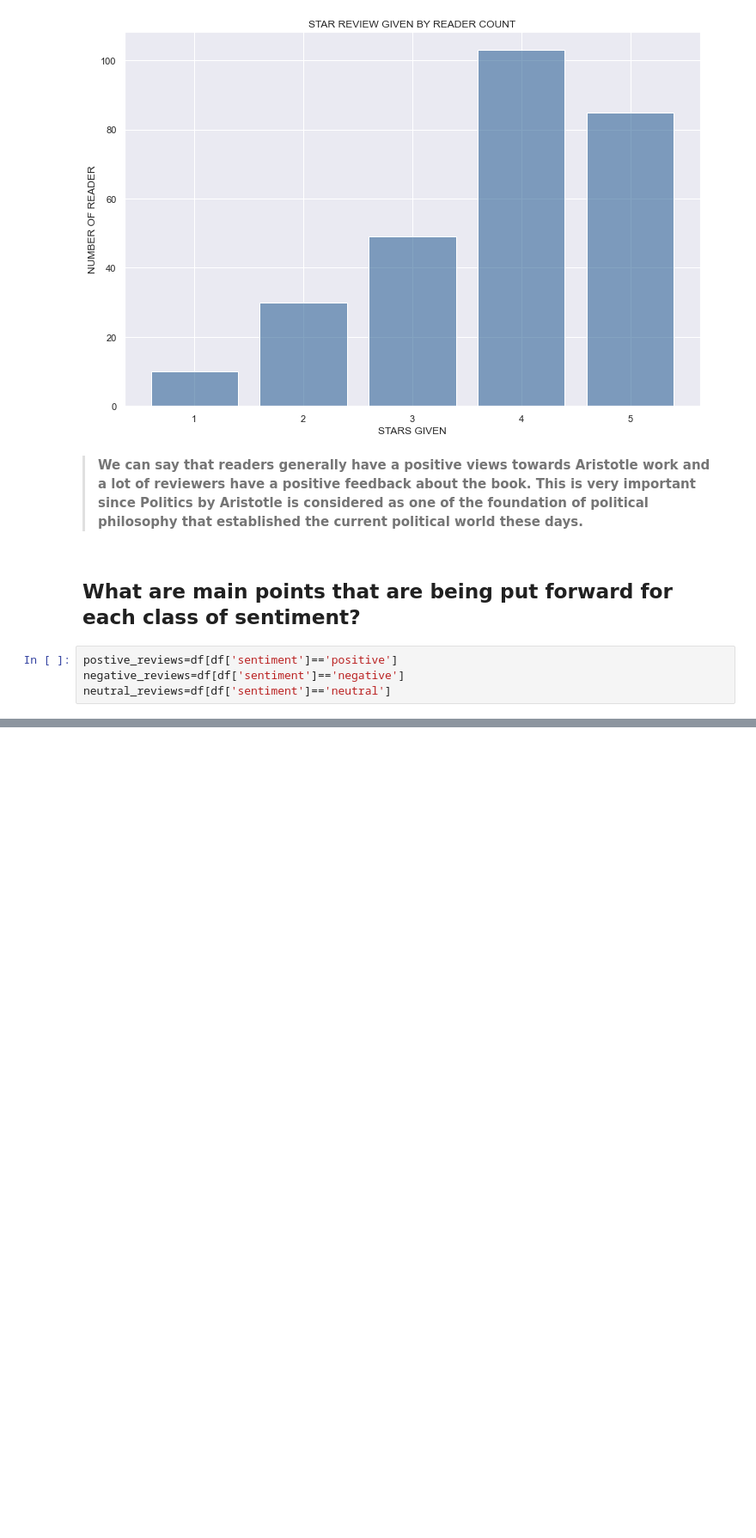
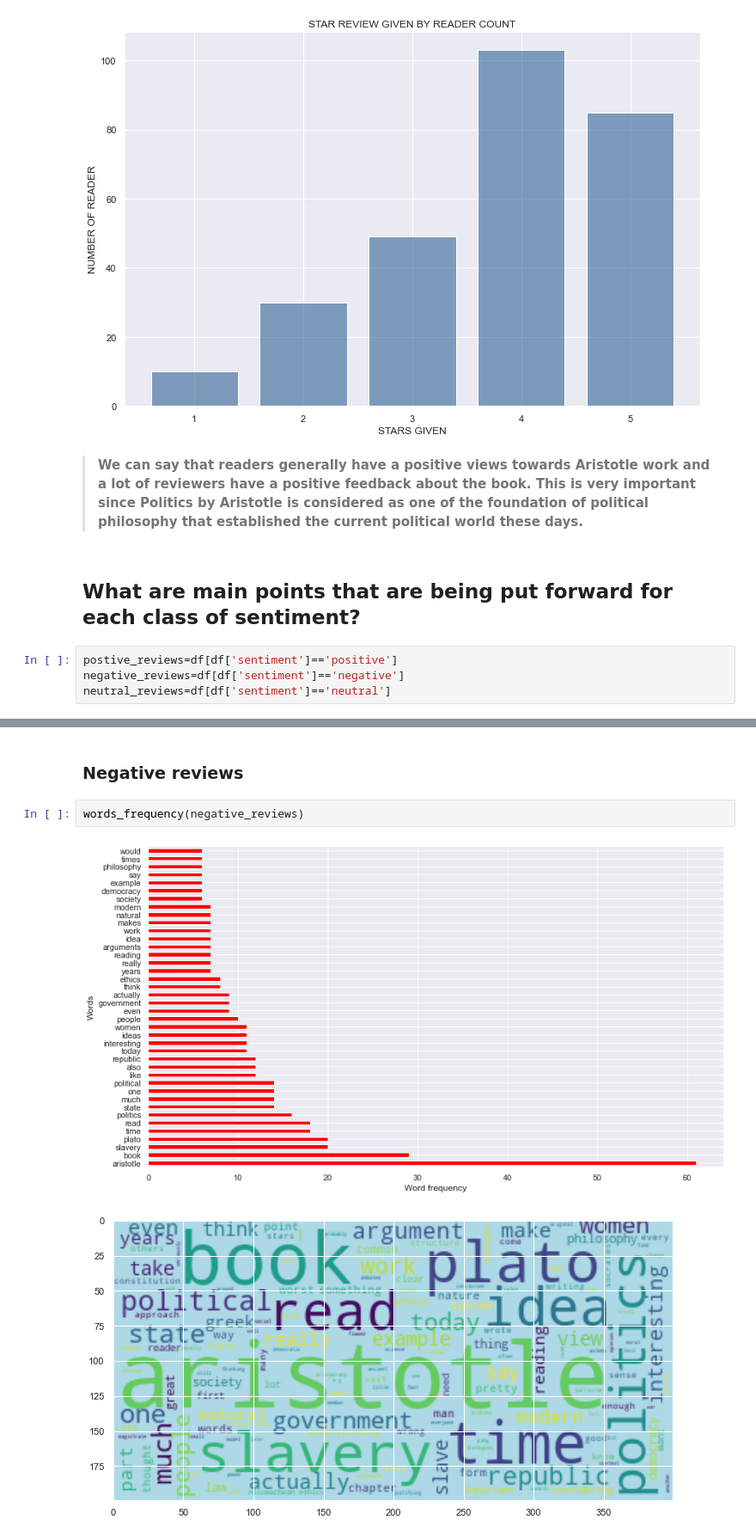
Before and after one commit to alepnabil/book_reviews_analysis, a Jupyter notebook: english/politics/eda_and_sentiment_analysis.ipynb, the cells around one changed output, grey strips where cells are left out. Shown at 86% size. Saved outputs shown, nothing was run; the diff lists cells and outputs as text; blank space fills up the shorter version.

```diff
--- a/english/politics/eda_and_sentiment_analysis.ipynb
+++ b/english/politics/eda_and_sentiment_analysis.ipynb
@@ -154,0 +173,7 @@ words_frequency(postive_reviews)
+# %% [markdown]
+### Negative reviews
+# %%
+words_frequency(negative_reviews)
+# %% [output]
+[figure, added]
+[figure, added]
```
Also changed, not shown: parts of 10 cells of this notebook.
